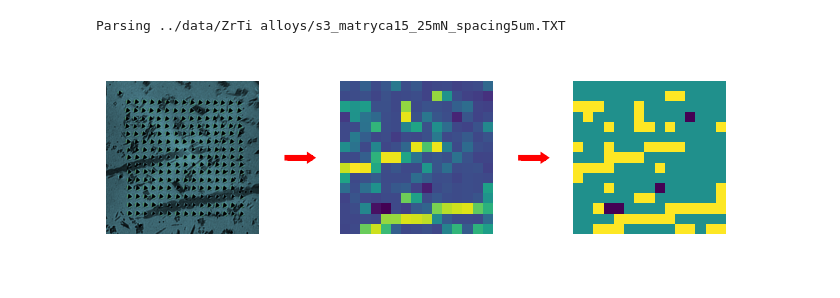
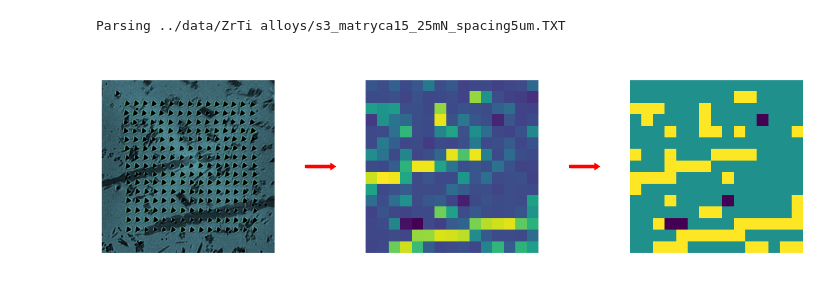
Before and after one commit to KasiaFoszcz/AmorphousMetals, a Jupyter notebook: notebooks/process_image.ipynb, the cells around one changed output. Saved outputs shown, nothing was run; the diff lists cells and outputs as text; code cells hidden in the pictures.

```diff
--- a/notebooks/process_image.ipynb
+++ b/notebooks/process_image.ipynb
@@ -12,8 +12,8 @@ df = convert_raw_to_df("../data/ZrTi alloys/s3_matryca15_25mN_spacing5um.TXT")
 image_dir = Path("../amorphous_metals/streamlit/Home")
 
 fig, ax = plt.subplots(1, 5, width_ratios=[4, 1, 4, 1, 4])
-fig.set_figheight(2.5)
-fig.set_figwidth(8)
+fig.set_figheight(5)
+fig.set_figwidth(16)
 fig.canvas.header_visible = False  # type: ignore
 
 ax[0].imshow(mpimg.imread(image_dir / "microscope_sample_enhanced.jpg"))
@@ -36,31 +36,31 @@ ax[1].set_axis_off()
 
 ax[2].set_axis_off()
 ax[2].imshow(df[["HIT (O&P) [MPa]"]].to_numpy().reshape((15, -1)))
 
 ax[3].arrow(
     0.15,
     0.5,
     0.5,
     0,
     head_width=0.03,
     head_length=0.03,
     linewidth=4,
     color="r",
     length_includes_head=True,
 )
 ax[3].set_ylim(-1, 2)
 ax[3].set_xlim(0, 0.8)
 ax[3].set_axis_off()
 
 z_example = sph.linkage(df, method="complete", metric="euclidean")
 cluster = sph.fcluster(z_example, 3, criterion="maxclust") * -1 + 3
 cluster = np.array([0 if val == 1 else 1 if val == 0 else val for val in cluster])
 cluster = cluster.reshape((15, -1))
 ax[4].imshow(cluster)
 ax[4].set_axis_off()
 
 plt.show()
 fig.savefig(image_dir  / "process.svg", transparent=True)
 # %% [output]
 Parsing ../data/ZrTi alloys/s3_matryca15_25mN_spacing5um.TXT
-[figure, old version]
+[figure, new version]
```
Also changed, not shown: 1 other file.
